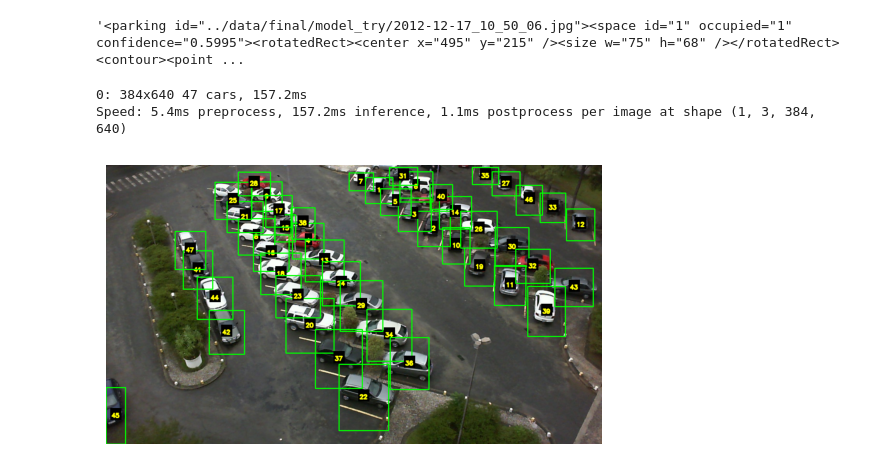
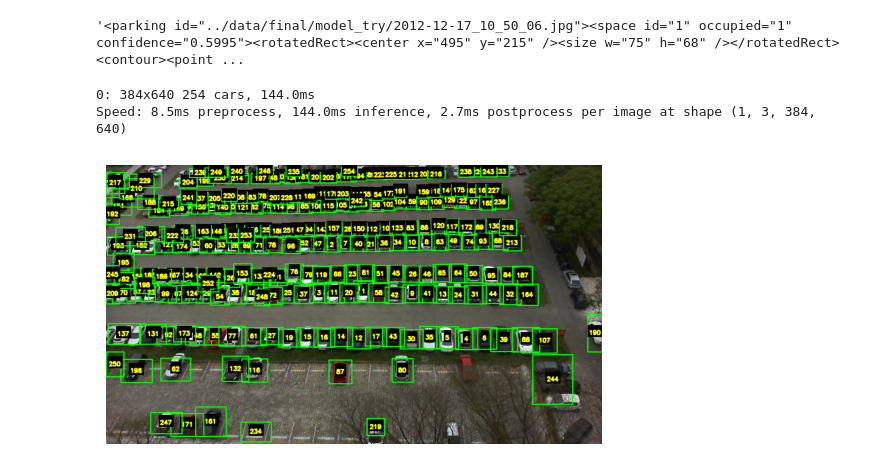
Before and after one commit to maxivmn/pklot, a Jupyter notebook: notebooks/data_extraction_from_model.ipynb, the cells around one changed output. Cells and saved outputs as stored; diff of their text form; code cells hidden in the pictures.

Commit message:
function works and descriptions of photos with full parking lots

```diff
--- a/notebooks/data_extraction_from_model.ipynb
+++ b/notebooks/data_extraction_from_model.ipynb
@@ -399,14 +399,14 @@ def visualize_results(image_path, updated_xml):
     plt.axis('off')
     plt.show()
 # %%
-image_path = '../data/final/full_parking_lots/2013-03-15_08_30_02.jpg'
+image_path = '../data/final/full_parking_lots/2012-09-12_08_10_40.jpg'
 
 prediction = predict(image_path)
 original_xml = export_prediction_xml(prediction, image_path)
 
 show_images_with_boxes(image_path, original_xml)
 # %% [output]
-0: 384x640 47 cars, 157.2ms
-Speed: 5.4ms preprocess, 157.2ms inference, 1.1ms postprocess per image at shape (1, 3, 384, 640)
+0: 384x640 254 cars, 144.0ms
+Speed: 8.5ms preprocess, 144.0ms inference, 2.7ms postprocess per image at shape (1, 3, 384, 640)
-[figure, old version]
+[figure, new version]
 # %%
```
Also changed, not shown: parts of 2 cells of this notebook.
